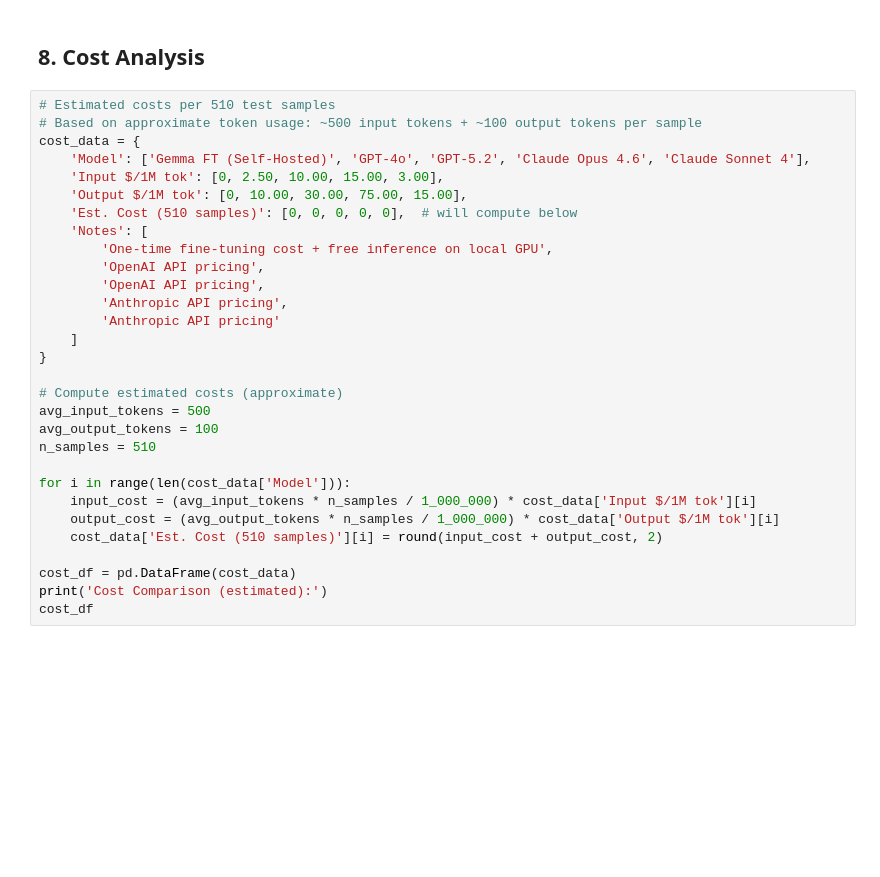
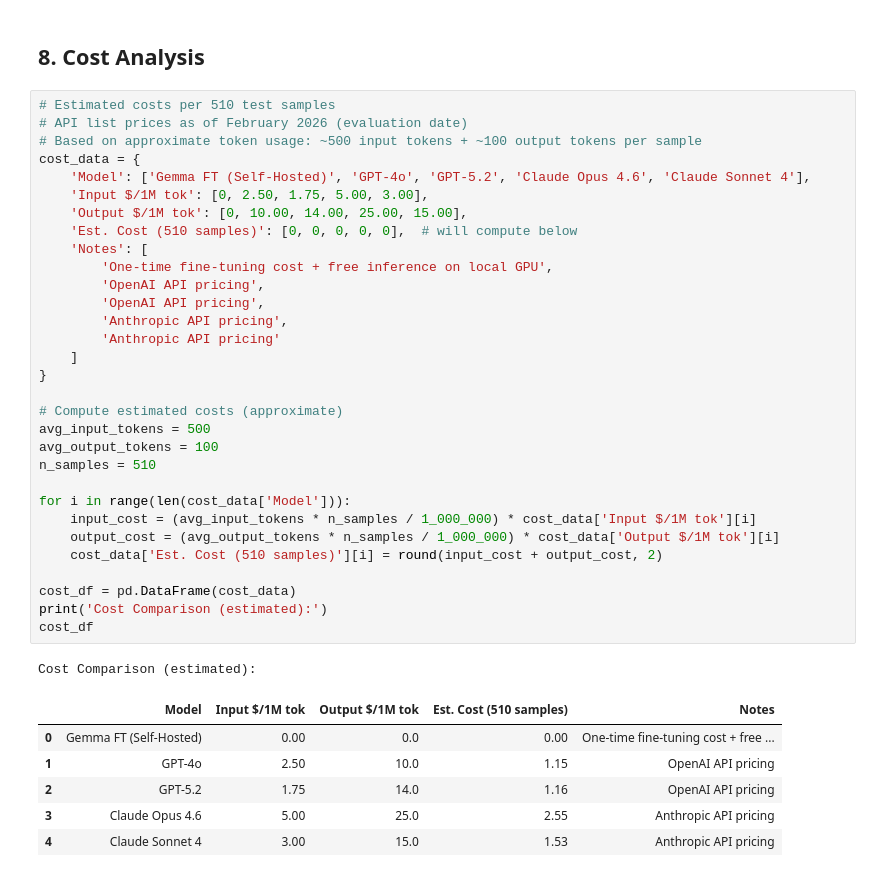
Before and after one commit to KamalEzzo/automated-essay-grading-system, a Jupyter notebook: Notebooks/09_Commercial_Comparison.ipynb, the cells around one changed output. Drawn from its saved outputs; the diff is of its cells as text; blank space fills up the shorter version.

```diff
--- a/Notebooks/09_Commercial_Comparison.ipynb
+++ b/Notebooks/09_Commercial_Comparison.ipynb
@@ -338,34 +456,43 @@ plt.show()
 ## 8. Cost Analysis
 # %%
 # Estimated costs per 510 test samples
+# API list prices as of February 2026 (evaluation date)
 # Based on approximate token usage: ~500 input tokens + ~100 output tokens per sample
 cost_data = {
     'Model': ['Gemma FT (Self-Hosted)', 'GPT-4o', 'GPT-5.2', 'Claude Opus 4.6', 'Claude Sonnet 4'],
-    'Input $/1M tok': [0, 2.50, 10.00, 15.00, 3.00],
-    'Output $/1M tok': [0, 10.00, 30.00, 75.00, 15.00],
+    'Input $/1M tok': [0, 2.50, 1.75, 5.00, 3.00],
+    'Output $/1M tok': [0, 10.00, 14.00, 25.00, 15.00],
     'Est. Cost (510 samples)': [0, 0, 0, 0, 0],  # will compute below
     'Notes': [
         'One-time fine-tuning cost + free inference on local GPU',
         'OpenAI API pricing',
         'OpenAI API pricing',
         'Anthropic API pricing',
         'Anthropic API pricing'
     ]
 }
 
 # Compute estimated costs (approximate)
 avg_input_tokens = 500
 avg_output_tokens = 100
 n_samples = 510
 
 for i in range(len(cost_data['Model'])):
     input_cost = (avg_input_tokens * n_samples / 1_000_000) * cost_data['Input $/1M tok'][i]
     output_cost = (avg_output_tokens * n_samples / 1_000_000) * cost_data['Output $/1M tok'][i]
     cost_data['Est. Cost (510 samples)'][i] = round(input_cost + output_cost, 2)
 
 cost_df = pd.DataFrame(cost_data)
 print('Cost Comparison (estimated):')
 cost_df
+# %% [output]
+Cost Comparison (estimated):
+|  | Model | Input $/1M tok | Output $/1M tok | Est. Cost (510 samples) | Notes |
+| 0 | Gemma FT (Self-Hosted) | 0.00 | 0.0 | 0.00 | One-time fine-tuning cost + free ... |
+| 1 | GPT-4o | 2.50 | 10.0 | 1.15 | OpenAI API pricing |
+| 2 | GPT-5.2 | 1.75 | 14.0 | 1.16 | OpenAI API pricing |
+| 3 | Claude Opus 4.6 | 5.00 | 25.0 | 2.55 | Anthropic API pricing |
+| 4 | Claude Sonnet 4 | 3.00 | 15.0 | 1.53 | Anthropic API pricing |
 # %%
 # Performance vs cost scatter
 fig, ax = plt.subplots(figsize=(10, 6))
```
Also changed, not shown: parts of 18 cells of this notebook, 19 other files.
